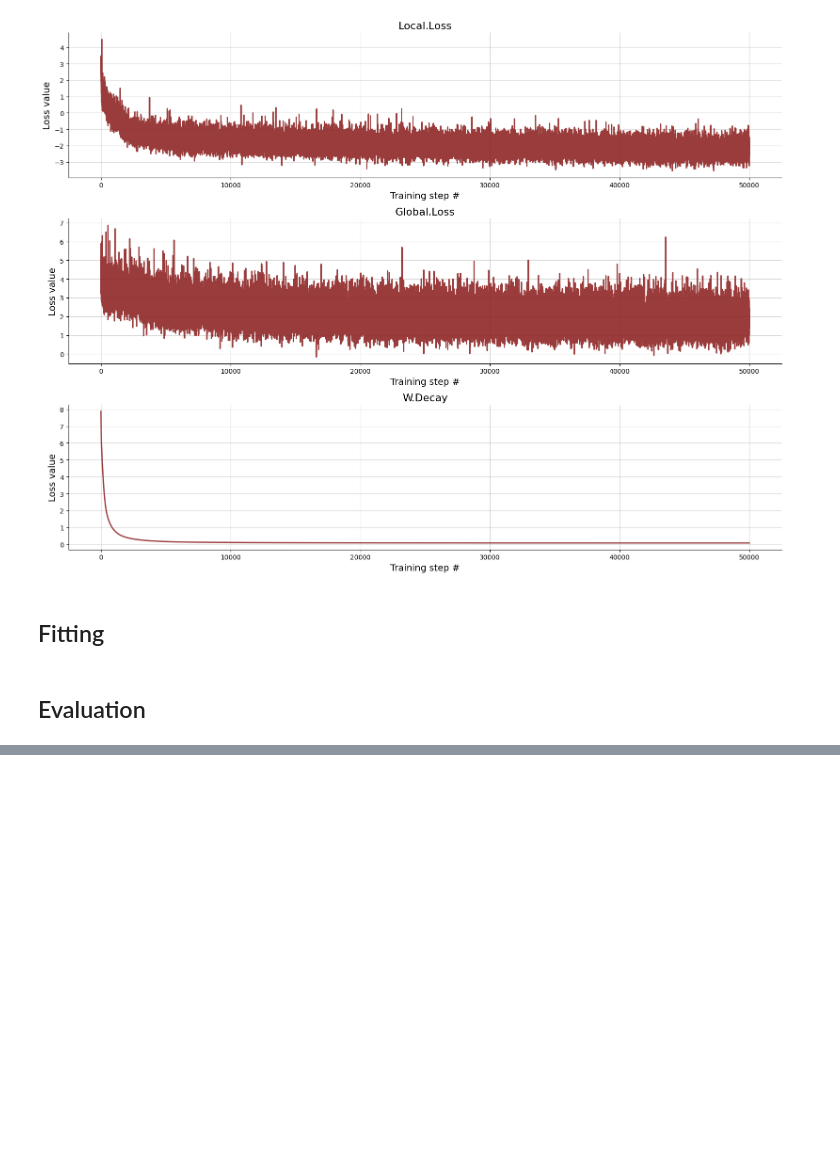
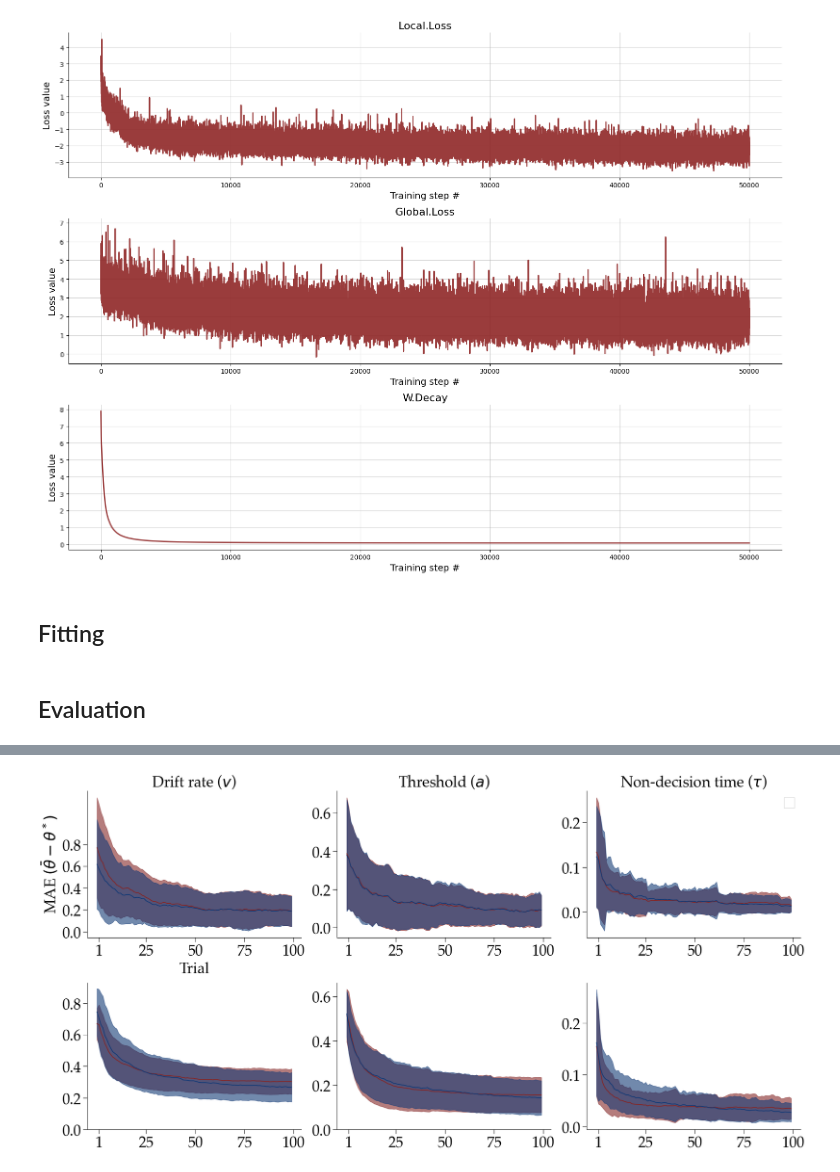
Before and after one commit to bayesflow-org/Neural-Superstatistics, a Jupyter notebook: applications/stan_comparison/notebooks/stan_benchmark.ipynb, the cells around one changed output, grey strips where cells are left out. Saved outputs shown, nothing was run; the diff lists cells and outputs as text; code cells hidden in the pictures; blank space fills up the shorter version.

Commit message:
finished stan benchmark

```diff
--- a/applications/stan_comparison/notebooks/stan_benchmark.ipynb
+++ b/applications/stan_comparison/notebooks/stan_benchmark.ipynb
@@ -20,7 +20,7 @@ from priors import sample_scale
 # If set to False, existing results will be loaded
 # Set to True if you want to re-run the experiments
 TRAIN_NETWORKS = False
-FIT_MODEL = True
+FIT_MODEL = False
 # %% [markdown]
 ## Neural Experiment
 # %%
@@ -99,8 +99,21 @@ neural_post_abs_error_mean = neural_post_abs_error.mean(axis=0)
 neural_post_abs_error_std = neural_post_abs_error.std(axis=0)
 stan_post_abs_error_mean = stan_post_abs_error.mean(axis=0)
 stan_post_abs_error_std = stan_post_abs_error.std(axis=0)
+# get mean and std of posterior stds
+neural_post_std_means = neural_post_samples.std(axis=2).mean(axis=0)
+neural_post_std_stds = neural_post_samples.std(axis=2).std(axis=0)
+stan_post_std_means = stan_posteriors.std(axis=2).mean(axis=0)
+stan_post_std_stds = stan_posteriors.std(axis=2).std(axis=0)
 # %%
 NEURAL_COLOR = '#852626'
 COMPARISON_COLOR = '#133a76'
+ALPHA = 0.6
 PARAMETER_LABELS = ['Drift rate', 'Threshold', 'Non-decision time']
 PARAMETER_NAMES = [r'$v$', r'$a$', r'$\tau$']
+
+FONT_SIZE_1 = 28
+FONT_SIZE_2 = 24
+
+import matplotlib
+matplotlib.rcParams['font.sans-serif'] = "Palatino"
+matplotlib.rcParams['font.family'] = "sans-serif"
@@ -130,0 +120,61 @@ sns.despine()
+# %%
+f, axarr = plt.subplots(2, 3, figsize=(20, 10))
+for i, ax in enumerate(axarr.flat):
+    if i < 3:
+        # plot neural results
+        ax.plot(np.arange(NUM_STEPS), neural_post_abs_error_mean[:, i], color=NEURAL_COLOR)
+        ax.fill_between(
+            np.arange(NUM_STEPS),
+            neural_post_abs_error_mean[:, i] - neural_post_abs_error_std[:, i],
+            neural_post_abs_error_mean[:, i] + neural_post_abs_error_std[:, i],
+            color=NEURAL_COLOR, alpha=ALPHA
+        )
+        # plot dynamic stan
+        ax.plot(np.arange(NUM_STEPS), stan_post_abs_error_mean[:, i], color=COMPARISON_COLOR)
+        ax.fill_between(
+            np.arange(NUM_STEPS),
+            stan_post_abs_error_mean[:, i] - stan_post_abs_error_std[:, i],
+            stan_post_abs_error_mean[:, i] + stan_post_abs_error_std[:, i],
+            color=COMPARISON_COLOR, alpha=ALPHA
+        )
+        # set titles and labels
+        ax.set_title(
+            PARAMETER_LABELS[i] + ' ({})'.format(PARAMETER_NAMES[i]), fontsize=FONT_SIZE_1)
+        if i == 0:
+            ax.set_xlabel('Trial', fontsize=FONT_SIZE_1)
+            ax.set_ylabel(r'MAE $(\bar{\theta} - \theta^*)$', fontsize=FONT_SIZE_1)
+        if i == 2:
+            ax.legend(fontsize=FONT_SIZE_2, loc='best', fancybox=False, shadow=False)
+
+    else:
+        # plot neural results
+        ax.plot(np.arange(NUM_STEPS), neural_post_std_means[:, i-3], color=NEURAL_COLOR)
+        ax.fill_between(
+            np.arange(NUM_STEPS),
+            neural_post_std_means[:, i-3] - neural_post_std_stds[:, i-3],
+            neural_post_std_means[:, i-3] + neural_post_std_stds[:, i-3],
+            color=NEURAL_COLOR, alpha=ALPHA
+        )
+        # plot dynamic stan
+        ax.plot(np.arange(NUM_STEPS), stan_post_std_means[:, i-3], color=COMPARISON_COLOR)
+        ax.fill_between(
+            np.arange(NUM_STEPS),
+            stan_post_std_means[:, i-3] - stan_post_std_stds[:, i-3],
+            stan_post_std_means[:, i-3] + stan_post_std_stds[:, i-3],
+            color=COMPARISON_COLOR, alpha=ALPHA
+        )
+
+    if i == 0 or i == 3:
+        ax.set_yticks([0.0, 0.2, 0.4, 0.6, 0.8])
+    elif i == 1 or i == 4:
+        ax.set_yticks([0.0, 0.2, 0.4, 0.6])
+    else:
+        ax.set_yticks([0.0, 0.1, 0.2])
+
+    ax.set_xticks([1, 25, 50, 75, 100])
+    ax.tick_params(axis='both', which='major', labelsize=FONT_SIZE_1, length=8)
+
+sns.despine()
+plt.tight_layout()
+plt.savefig('../plots/stan_benchmark.png', dpi=300)
+# %% [output]
@@ -130,0 +182 @@ sns.despine()
+[figure, added]
```
Also changed, not shown: parts of 2 cells of this notebook, 2 other files.
